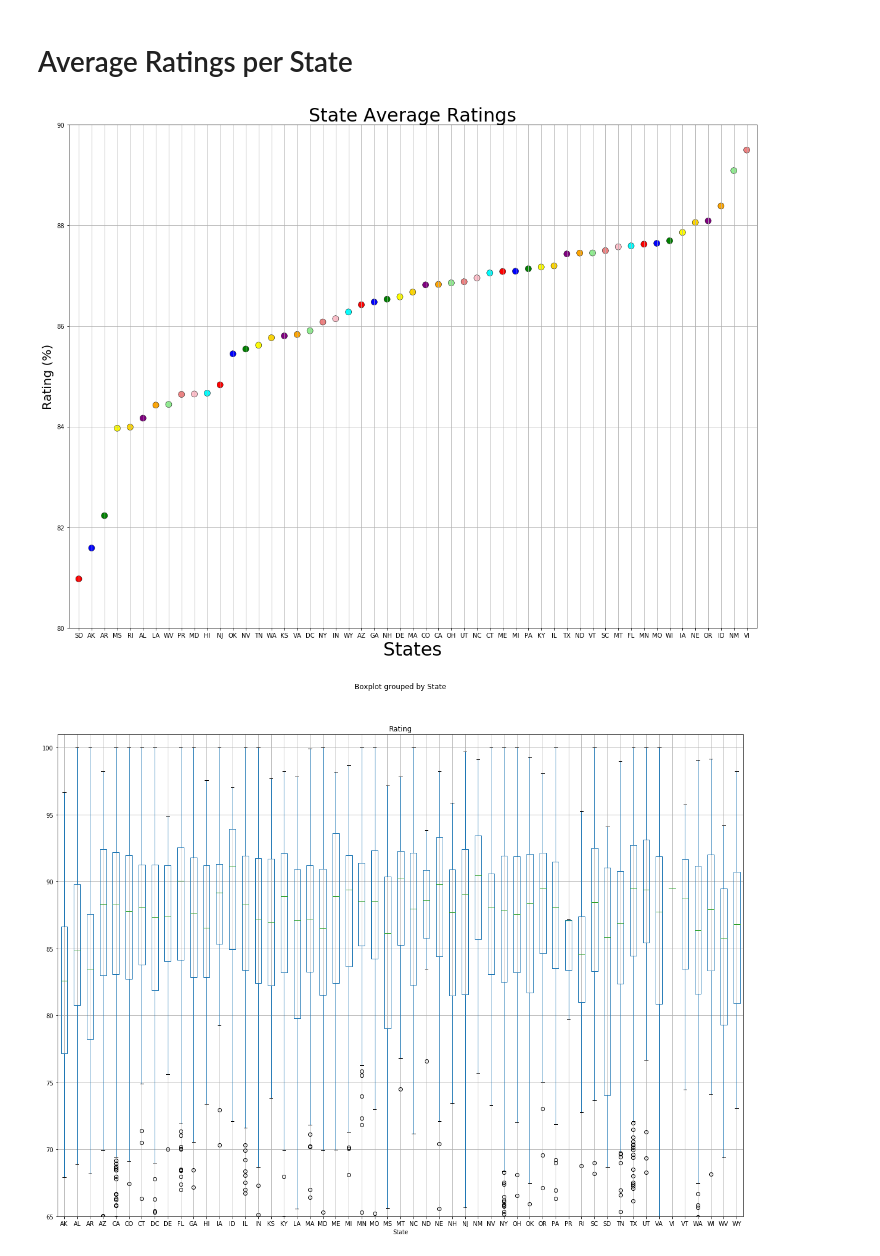
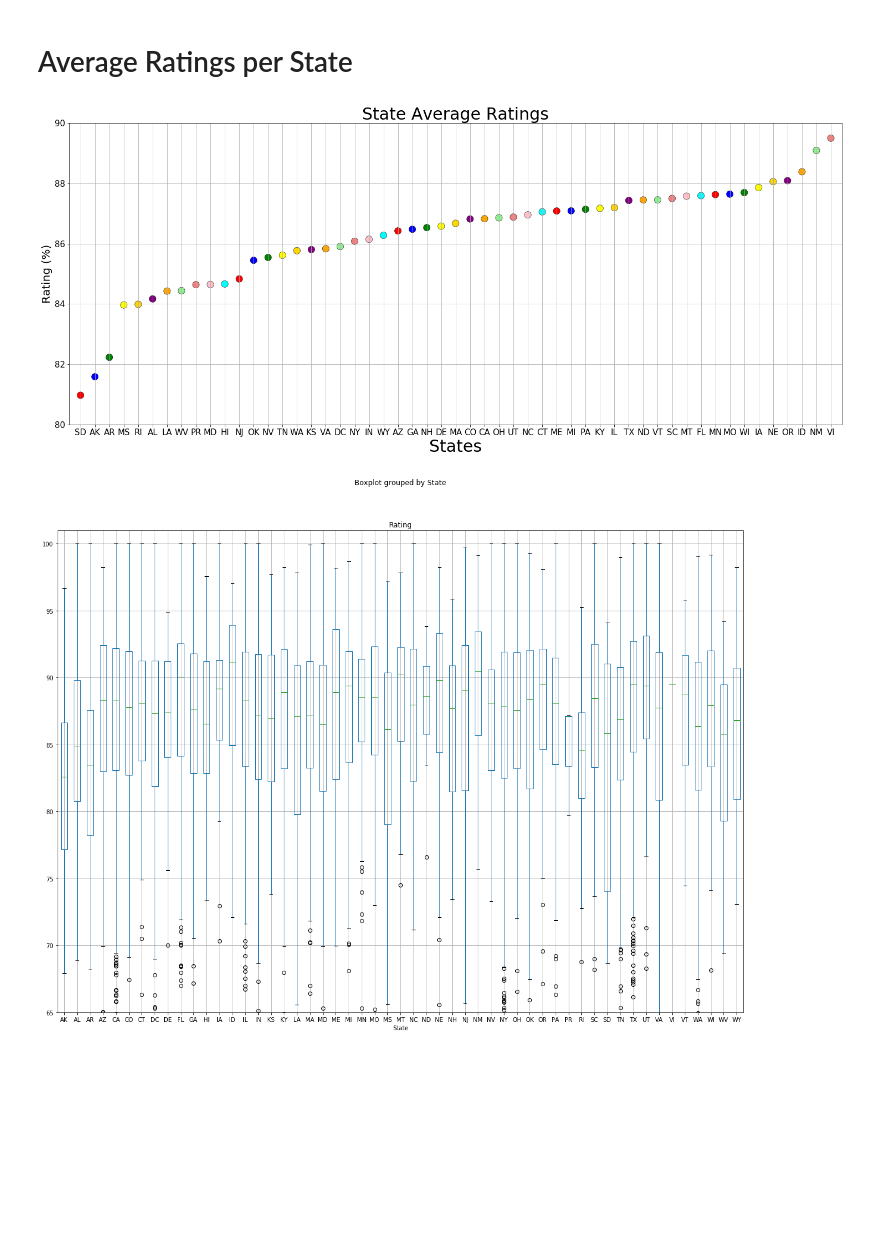
Before and after one commit to randyn/project-one, a Jupyter notebook: State_observations.ipynb, the cells around one changed output. Drawn from its saved outputs; the diff is of its cells as text; code cells hidden in the pictures; blank space fills up the shorter version.

```diff
--- a/State_observations.ipynb
+++ b/State_observations.ipynb
@@ -60,26 +60,27 @@ all_states.style.format({"Average Contributions per State":"${:,.0f}", "Average
 # %%
 %matplotlib inline
 
 #PLOT GRAPHS
 state = ["AK","AL","AR","AZ","CA","CO","CT","DC","DE","FL","GA","HI","IA","ID","IL","IN","KS","KY","LA","MA","MD","ME","MI","MN","MO","MS",
          "MT","NC","ND","NE","NH","NJ","NM","NV","NY","OH","OK","OR","PA","PR","RI","SC","SD","TN","TX","UT","VA","VI","VT","WA", "WI",
          "WV", "WY"]
 colors= ['red','blue','green','yellow','gold','purple','orange','lightgreen','lightcoral','pink','cyan']
 
 
-plt.figure(figsize=(20, 15))
+plt.figure(figsize=(25, 10))
 plt.scatter(all_states.index, all_states["Average Charity Rating per State"] ,color=colors, marker= 'o', edgecolors="black",
-            s=100, label ="States & Charities", alpha=1,linewidth=.5)
+            s=150, alpha=1,linewidth=.5)
 plt.title("State Average Ratings", size=30)
 plt.xlabel("States",size=30)
 plt.ylabel("Rating (%)", size=20)
 plt.ylim(80, 90)
+plt.tick_params(labelsize=15)
 plt.grid()
 plt.margins(0.015,0.03)
 plt.savefig("png/Average Ratings per State.png")
 plt.show()
 # %% [output]
-[figure, old version]
+[figure, new version]
 # %%
 rating_boxplot = charity_df.boxplot(column="Rating", by="State", figsize=(20,15))
 rating_boxplot.set_ylim(65, 101)
```
Also changed, not shown: parts of 7 cells of this notebook, 3 other files.
